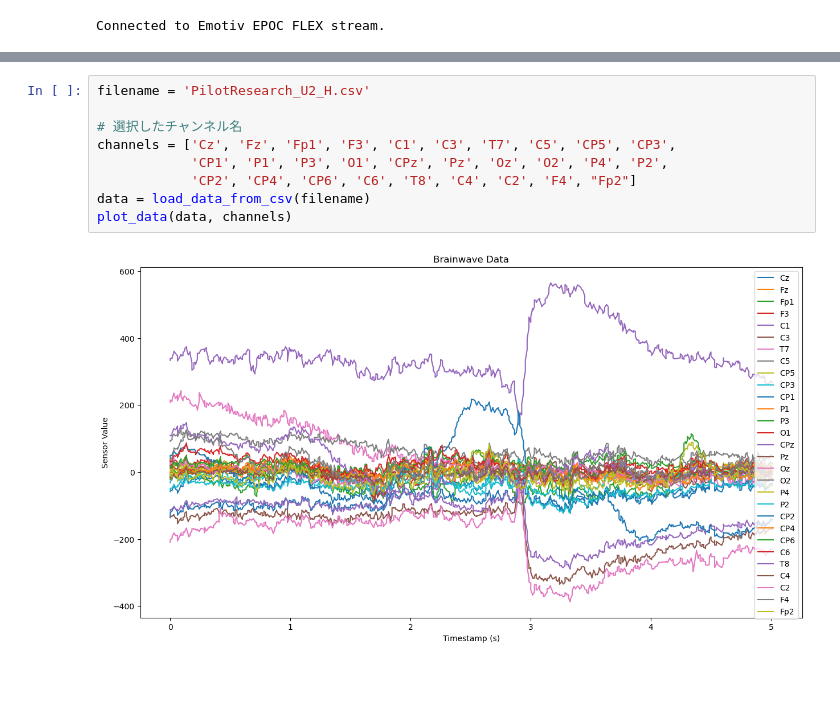
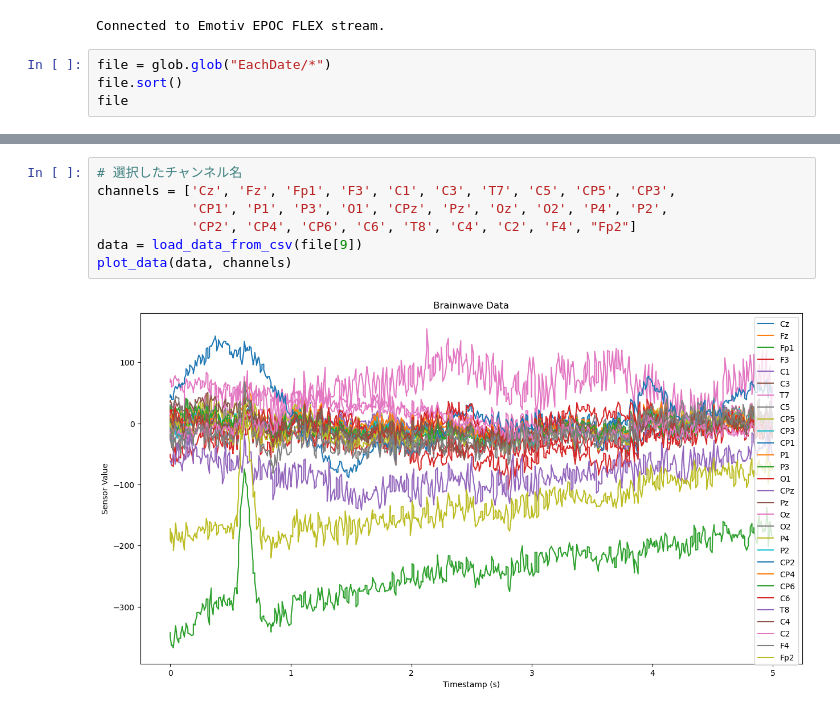
Before and after one commit to HayatoYokomizo/EEG_pain, a Jupyter notebook: PilotResearch/Collct_EEGFLEXdata_LSL.ipynb, the cells around one changed output, grey strips where cells are left out. Saved outputs shown, nothing was run; the diff lists cells and outputs as text; blank space fills up the shorter version.

```diff
--- a/PilotResearch/Collct_EEGFLEXdata_LSL.ipynb
+++ b/PilotResearch/Collct_EEGFLEXdata_LSL.ipynb
@@ -98,3 +99,7 @@ duration = 5
 collect_EEG(filename, duration)
 # %% [output]
 Connected to Emotiv EPOC FLEX stream.
+# %%
+file = glob.glob("EachDate/*")
+file.sort()
+file
@@ -101,11 +124,9 @@ Connected to Emotiv EPOC FLEX stream.
 # %%
-filename = 'PilotResearch_U2_H.csv'
-
 # 選択したチャンネル名
 channels = ['Cz', 'Fz', 'Fp1', 'F3', 'C1', 'C3', 'T7', 'C5', 'CP5', 'CP3',
             'CP1', 'P1', 'P3', 'O1', 'CPz', 'Pz', 'Oz', 'O2', 'P4', 'P2',
             'CP2', 'CP4', 'CP6', 'C6', 'T8', 'C4', 'C2', 'F4', "Fp2"]
-data = load_data_from_csv(filename)
+data = load_data_from_csv(file[9])
 plot_data(data, channels)
 # %% [output]
-[figure, old version]
+[figure, new version]
```
Also changed, not shown: parts of 2 cells of this notebook, 24 other files.
